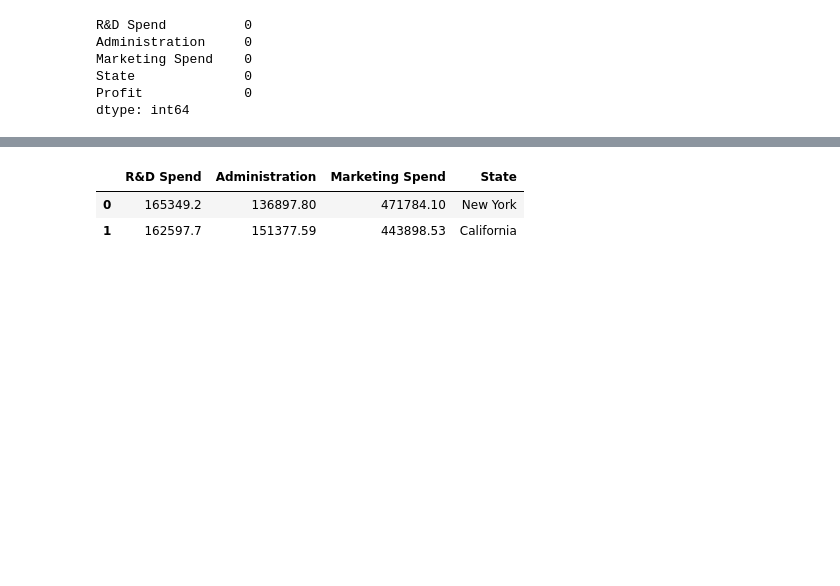
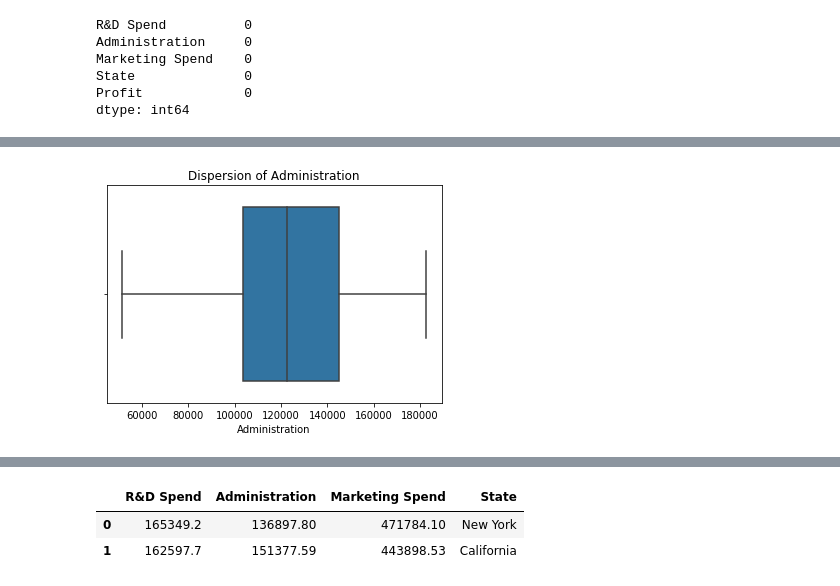
Before and after one commit to RupaBaskar/Multiple-Regressions-Projects, a Jupyter notebook: Profit prediction for startups.ipynb, the cells around one changed output, grey strips where cells are left out. Cells and saved outputs as stored; diff of their text form; code cells hidden in the pictures; blank space fills up the shorter version.

```diff
--- a/Profit prediction for startups.ipynb
+++ b/Profit prediction for startups.ipynb
@@ -33,0 +46,6 @@ dtype: int64
+# %%
+ax = sns.boxplot(data['Administration'])
+ax.set_title('Dispersion of Administration')
+plt.show(ax)
+# %% [output]
+[figure, added]
```
Also changed, not shown: parts of 10 cells of this notebook.
